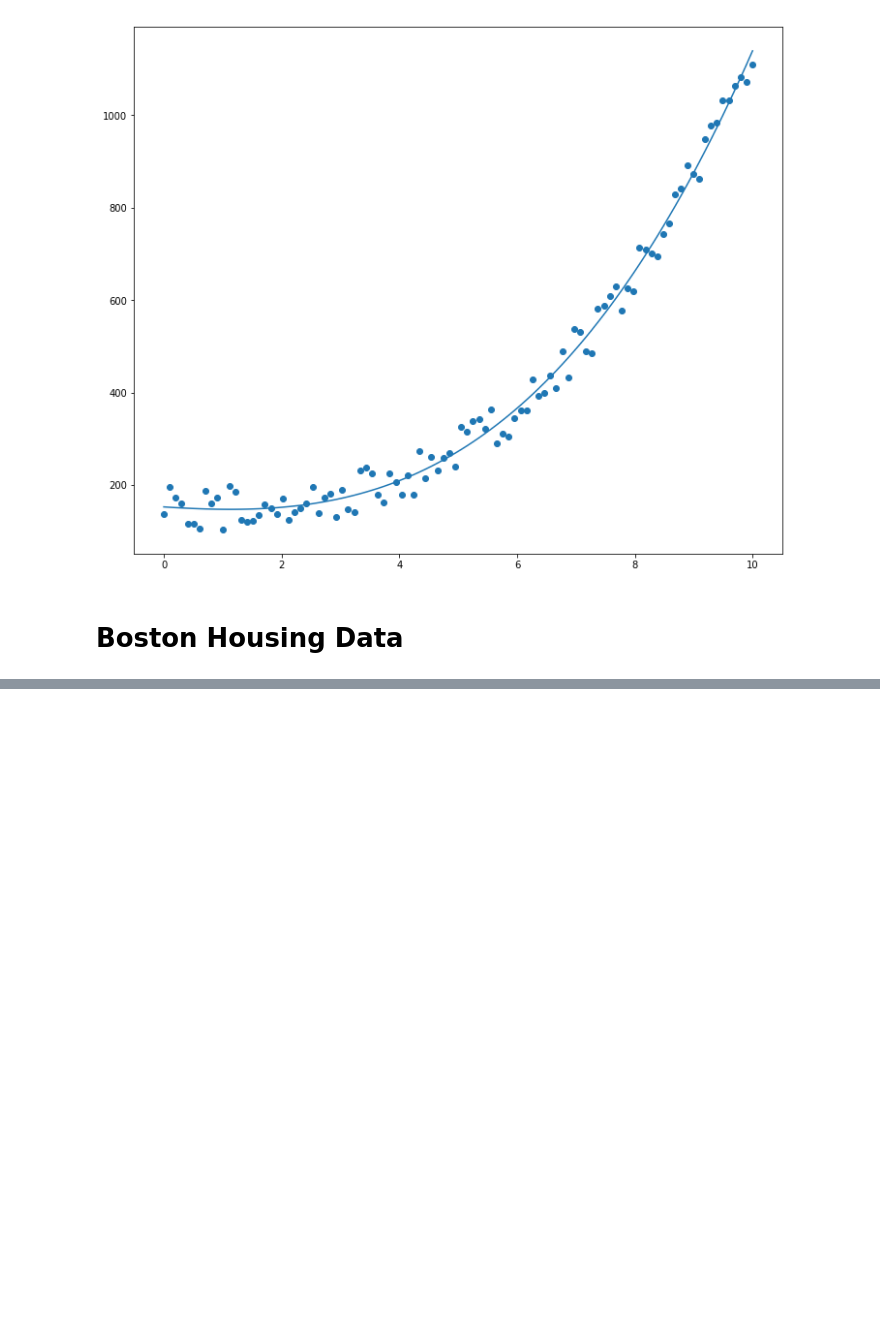
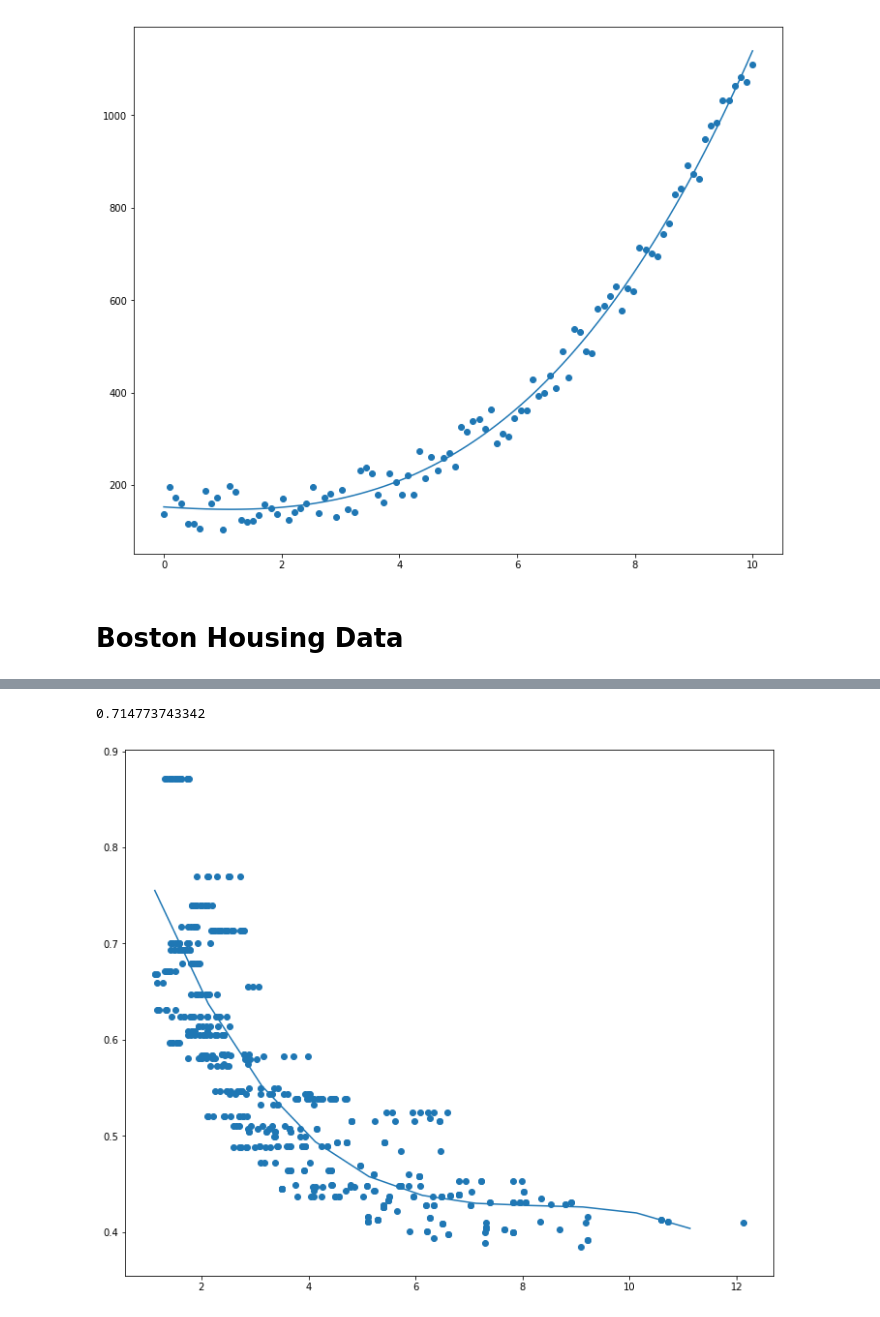
Before and after one commit to jatinj615/Boston_houseprice_prediction, a Jupyter notebook: Polynomial Regression.ipynb, the cells around one changed output, grey strips where cells are left out. Cells and saved outputs as stored; diff of their text form; code cells hidden in the pictures; blank space fills up the shorter version.

```diff
--- a/Polynomial Regression.ipynb
+++ b/Polynomial Regression.ipynb
@@ -61,0 +130,19 @@ plt.show()
+# %%
+cube_reg = PolynomialFeatures(degree=3)
+X_cube = cube_reg.fit_transform(X_boston.reshape(-1, 1))
+# %%
+cube_lr = LinearRegression()
+cube_lr.fit(X_cube, y_boston)
+
+X_fit = np.arange(X_boston.min(), X_boston.max(), 1)[:, np.newaxis]
+cube_model_pred = cube_lr.predict(cube_reg.fit_transform(X_fit.reshape(-1, 1)))
+
+
+plt.figure(figsize=(12, 10))
+plt.scatter(X_boston, y_boston)
+plt.plot(X_fit, cube_model_pred)
+print(r2_score(y_boston, cube_lr.predict(X_quad)))
+plt.show()
+# %% [output]
+0.714773743342
+[figure, added]
```
Also changed, not shown: parts of 11 cells of this notebook.
